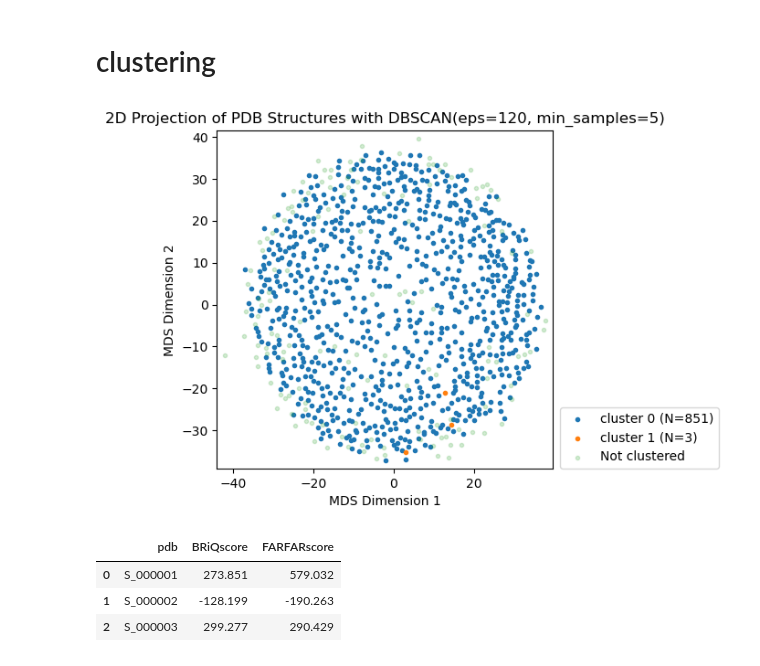
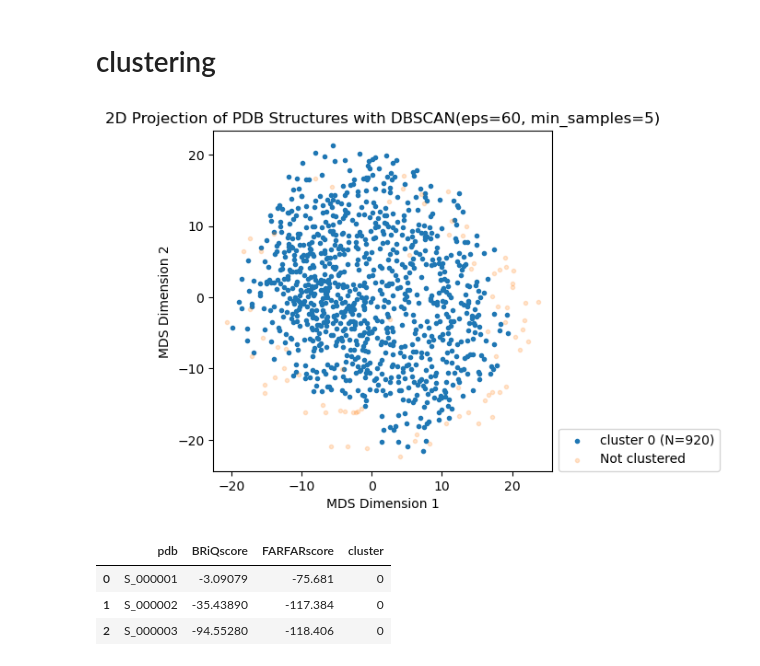
Before and after one commit to Shunsuke-1994/casp16, a Jupyter notebook: notebooks/R1256.ipynb, the cells around one changed output. Cells and saved outputs as stored; diff of their text form; code cells hidden in the pictures.

```diff
--- a/notebooks/R1256.ipynb
+++ b/notebooks/R1256.ipynb
@@ -196,40 +194,43 @@ mds = MDS(n_components=2, dissimilarity="precomputed", random_state=42, n_jobs=7
 coords = mds.fit_transform(rmsd)
 # %%
 from sklearn.cluster import DBSCAN
-eps =  120
+eps =  60
 min_samples = 5
 clustering = DBSCAN(eps=eps, min_samples=min_samples).fit(rmsd)
 
 plt.figure()
 for c in set(clustering.labels_):
     if c == -1:
         plt.scatter(coords[clustering.labels_ == c, 0], coords[clustering.labels_ == c, 1], label="Not clustered", marker=".", alpha=0.2)
     else:
         n = sum(clustering.labels_ == c)
         plt.scatter(coords[clustering.labels_ == c, 0], coords[clustering.labels_ == c, 1], label=f"cluster {c} (N={n})", marker=".")
 plt.legend(loc = (1.02,0))
 plt.xlim(min(coords[:, 0])-2, max(coords[:, 0])+2)
 plt.ylim(min(coords[:, 1])-2, max(coords[:, 1])+2)
 
 # plt.colorbar(label=label)
 plt.xlabel('MDS Dimension 1')
 plt.ylabel('MDS Dimension 2')
 plt.title(f'2D Projection of PDB Structures with DBSCAN(eps={eps}, min_samples={min_samples})')
 plt.subplots_adjust(right=0.7)
-# plt.savefig(f"{pdb_dir}/rmsd_mds_dbscan.png", dpi = 300)
+plt.savefig(f"{pdb_dir}/rmsd_mds_dbscan_eps{eps}_min_samples{min_samples}.png", dpi=300)
 plt.show()
 # %% [output]
-[figure, old version]
+[figure, new version]
 # %%
-# df_scores["cluster"] = clustering.labels_
-# df_scores.to_csv(f"{pdb_dir}/R1242_scores_clustered.csv", index=False)
-# df_scores = pd.read_csv(f"{pdb_dir}/R1242_scores_clustered.csv")
+import pandas as pd
+
+df_scores = pd.read_csv(f"{pdb_dir}/{casp_id}_scores.csv")
+df_scores["cluster"] = clustering.labels_
+df_scores.to_csv(f"{pdb_dir}/{casp_id}_scores_clustered_eps{eps}.csv", index=False)
+df_scores = pd.read_csv(f"{pdb_dir}/{casp_id}_scores_clustered_eps{eps}.csv")
 df_scores.head(3)
 # %% [output]
-|  | pdb | BRiQscore | FARFARscore |
-| 0 | S_000001 | 273.851 | 579.032 |
-| 1 | S_000002 | -128.199 | -190.263 |
-| 2 | S_000003 | 299.277 | 290.429 |
+|  | pdb | BRiQscore | FARFARscore | cluster |
+| 0 | S_000001 | -3.09079 | -75.681 | 0 |
+| 1 | S_000002 | -35.43890 | -117.384 | 0 |
+| 2 | S_000003 | -94.55280 | -118.406 | 0 |
 # %%
 pdb_list = []
 
```
Also changed, not shown: parts of 6 cells of this notebook, 2 other files.
